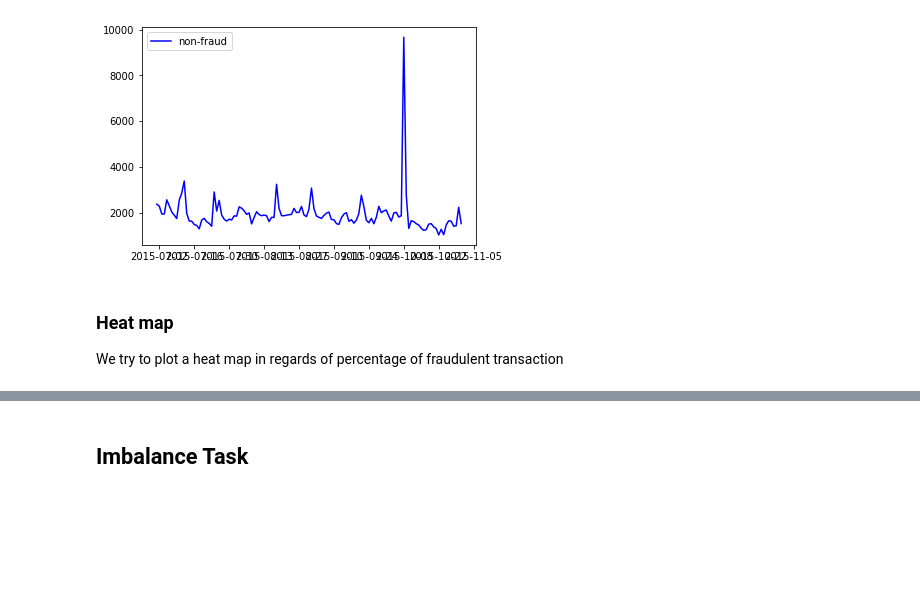
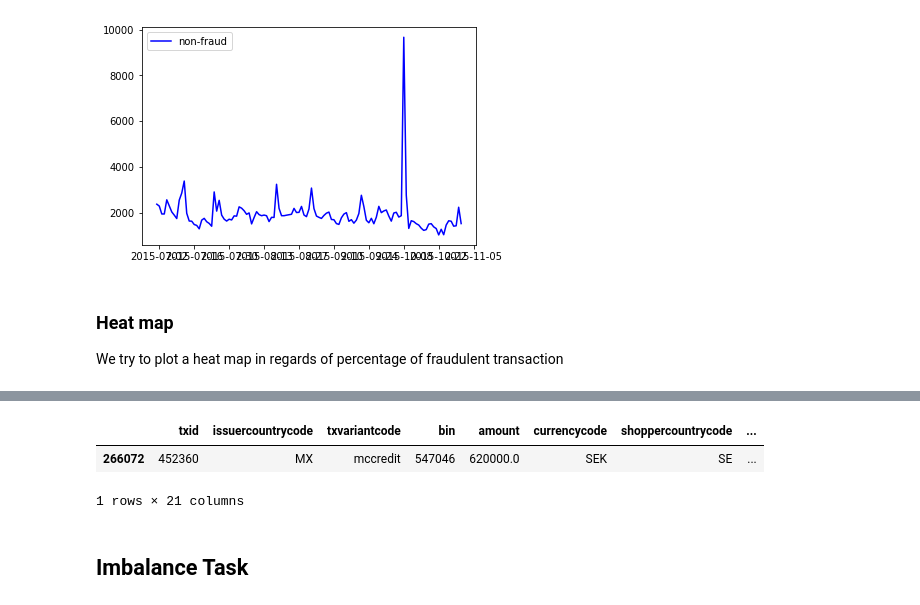
Before and after one commit to enreina/cs4035-lab, a Jupyter notebook: lab1/fraud_detection.ipynb, the cells around one changed output, grey strips where cells are left out. Cells and saved outputs as stored; diff of their text form; code cells hidden in the pictures; blank space fills up the shorter version.

```diff
--- a/lab1/fraud_detection.ipynb
+++ b/lab1/fraud_detection.ipynb
@@ -332,3 +334,9 @@ for combination in list(itertools.combinations(categorical_columns,2)):
+# %%
+data_preproc[(data_preproc.currencycode == "SEK") & (data_preproc.issuercountrycode == "MX")]
+# %% [output]
+|  | txid | issuercountrycode | txvariantcode | bin | amount | currencycode | shoppercountrycode | ... |
+| 266072 | 452360 | MX | mccredit | 547046 | 620000.0 | SEK | SE | ... |
+1 rows × 21 columns
 # %% [markdown]
 ## Imbalance Task
 # %% [markdown]
```
Also changed, not shown: parts of 29 cells of this notebook, 10 other files.
